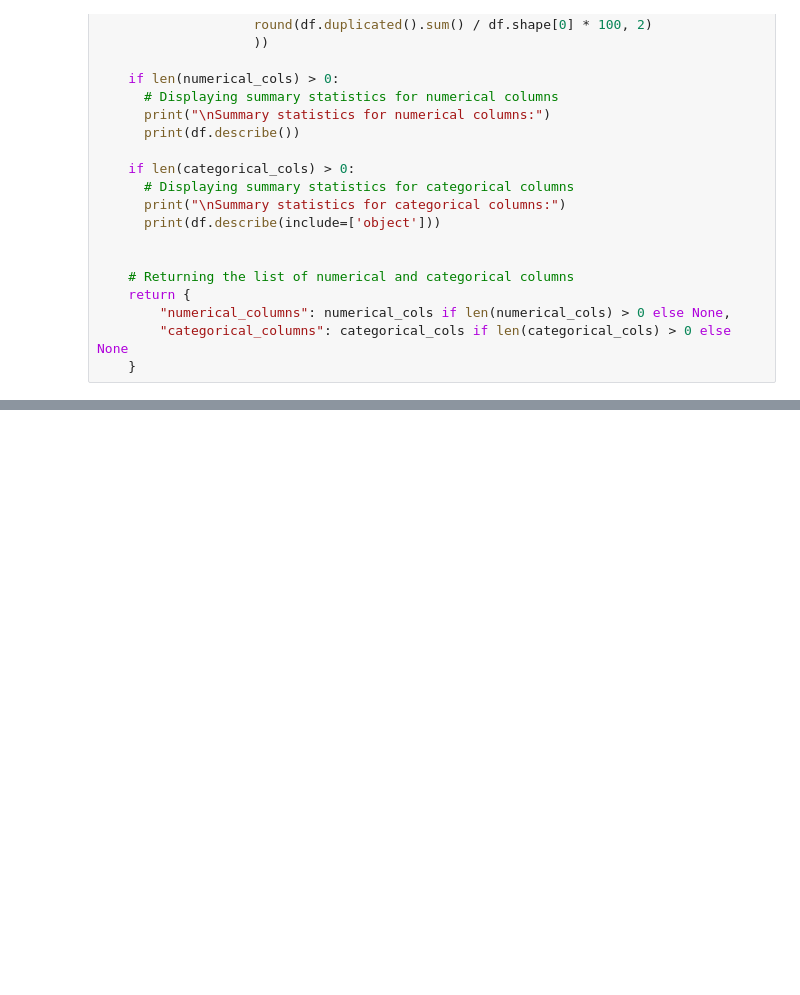
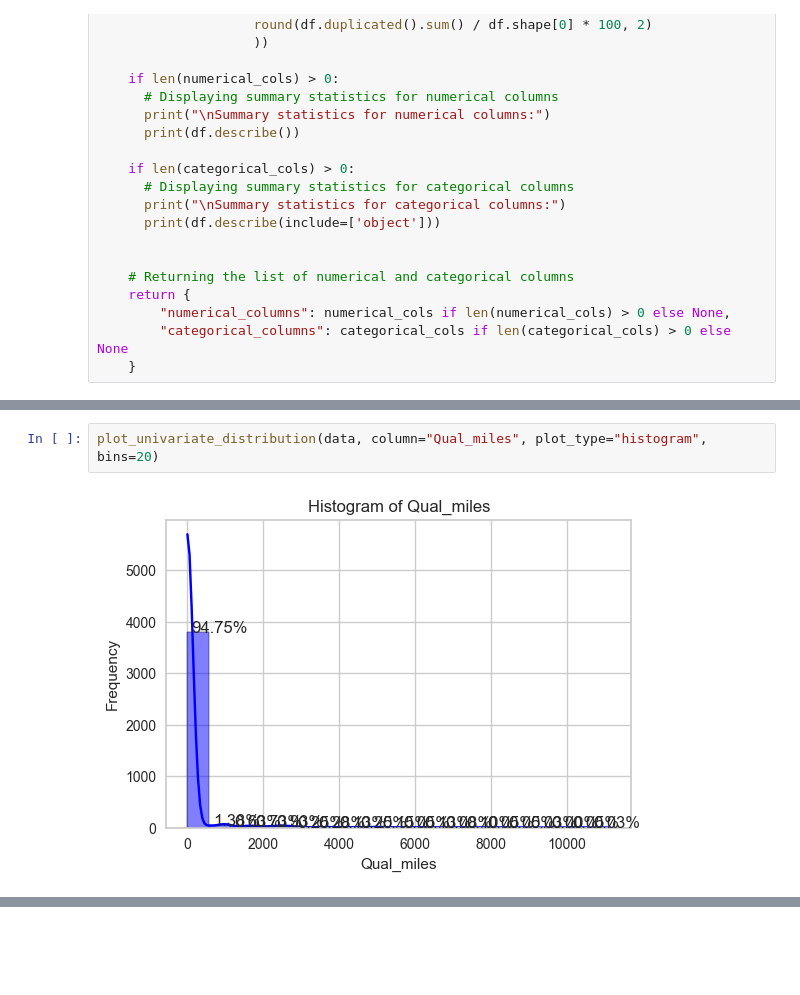
Before and after one commit to Sandipan-Roy/sr, a Jupyter notebook: ML/Unsupervised/K-Means/KMeans_SandipanRoy_1_20260427.ipynb, the cells around one changed output, grey strips where cells are left out. Cells and saved outputs as stored; diff of their text form; blank space fills up the shorter version.

```diff
--- a/ML/Unsupervised/K-Means/KMeans_SandipanRoy_1_20260427.ipynb
+++ b/ML/Unsupervised/K-Means/KMeans_SandipanRoy_1_20260427.ipynb
@@ -213,0 +450,4 @@ The dataset consists of the
+# %%
+plot_univariate_distribution(data, column="Qual_miles", plot_type="histogram", bins=20)
+# %% [output]
+[figure, added]
```
Also changed, not shown: parts of 76 cells of this notebook, 5 other files.
